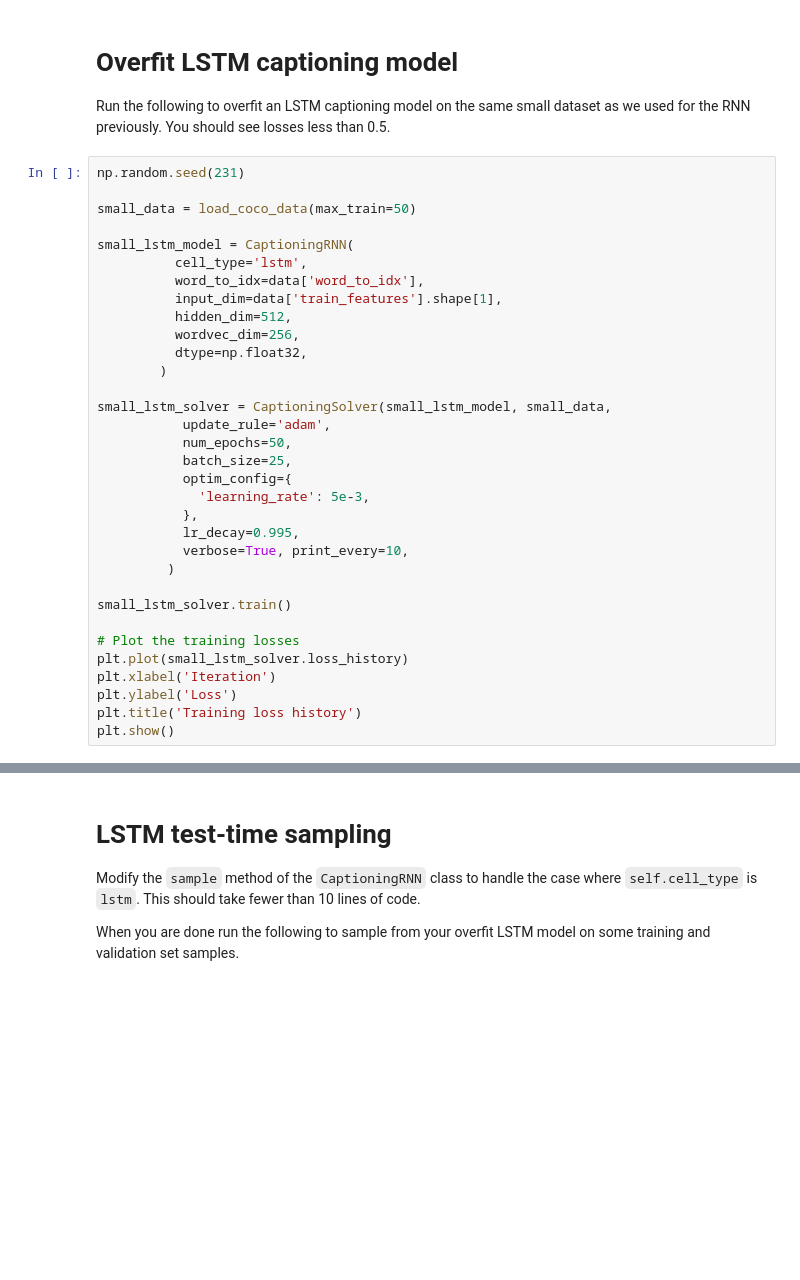
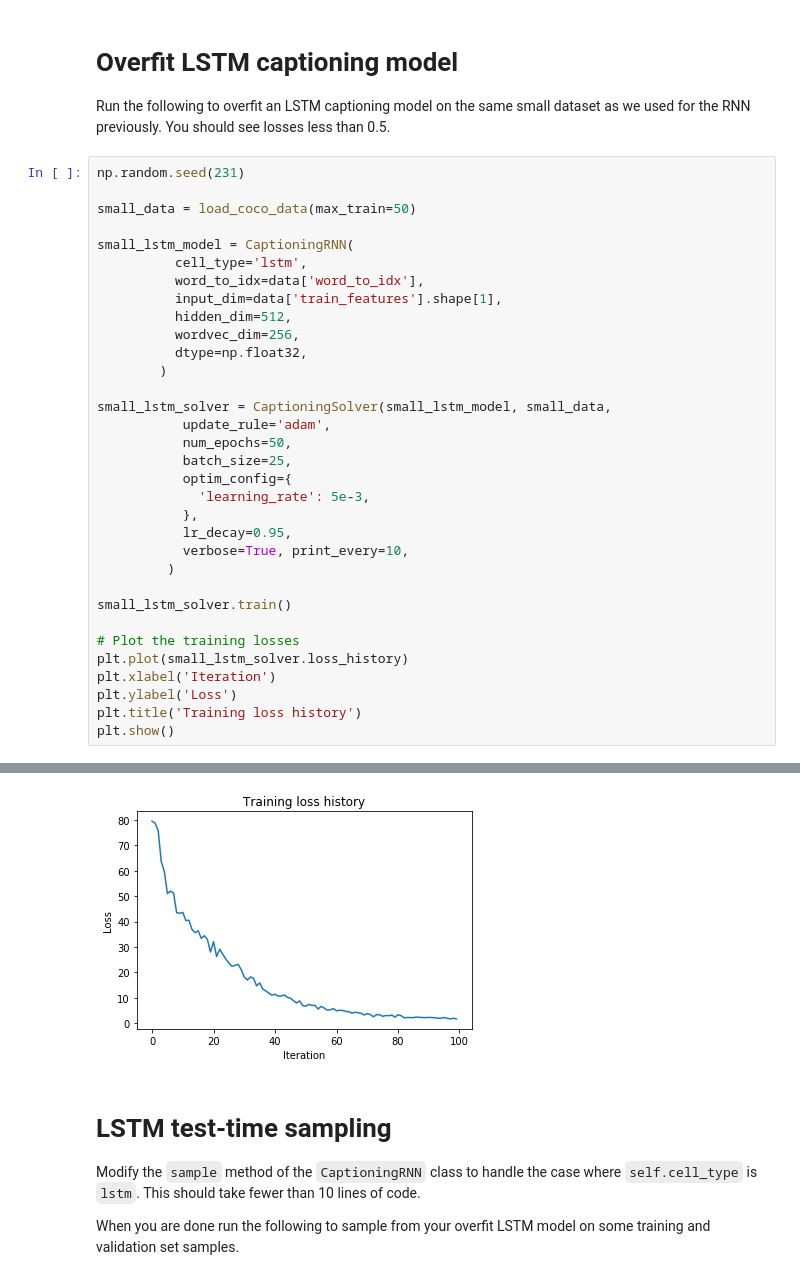
Before and after one commit to webserg/pythonML, a Jupyter notebook: pythonML/notebooks/stanfordCV/spring1617_assignment3/assignment3/LSTM_Captioning.ipynb, the cells around one changed output, grey strips where cells are left out. Saved outputs shown, nothing was run; the diff lists cells and outputs as text; blank space fills up the shorter version.

```diff
--- a/pythonML/notebooks/stanfordCV/spring1617_assignment3/assignment3/LSTM_Captioning.ipynb
+++ b/pythonML/notebooks/stanfordCV/spring1617_assignment3/assignment3/LSTM_Captioning.ipynb
@@ -294,7 +306,7 @@ small_lstm_solver = CaptioningSolver(small_lstm_model, small_data,
            optim_config={
              'learning_rate': 5e-3,
            },
-           lr_decay=0.995,
+           lr_decay=0.95,
            verbose=True, print_every=10,
          )
 
@@ -306,3 +318,4 @@ plt.xlabel('Iteration')
 plt.ylabel('Loss')
 plt.title('Training loss history')
 plt.show()
+# %% [output]
@@ -309,3 +332,4 @@ plt.show()
+[figure, added]
 # %% [markdown]
 # LSTM test-time sampling
 Modify the `sample` method of the `CaptioningRNN` class to handle the case where `self.cell_type` is `lstm`. This should take fewer than 10 lines of code.
```
Also changed, not shown: parts of 5 cells of this notebook, 2 other files.
